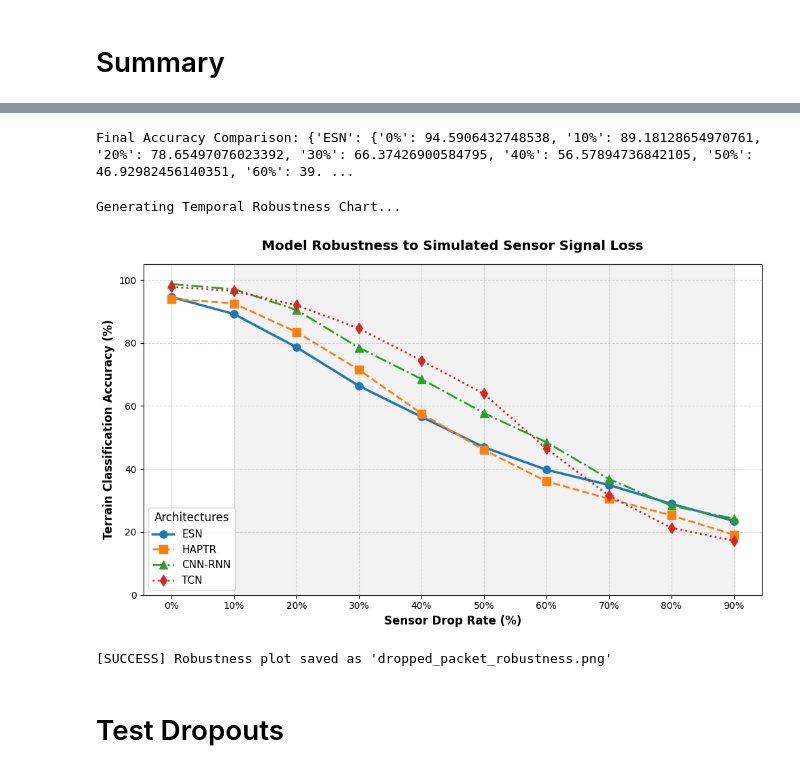
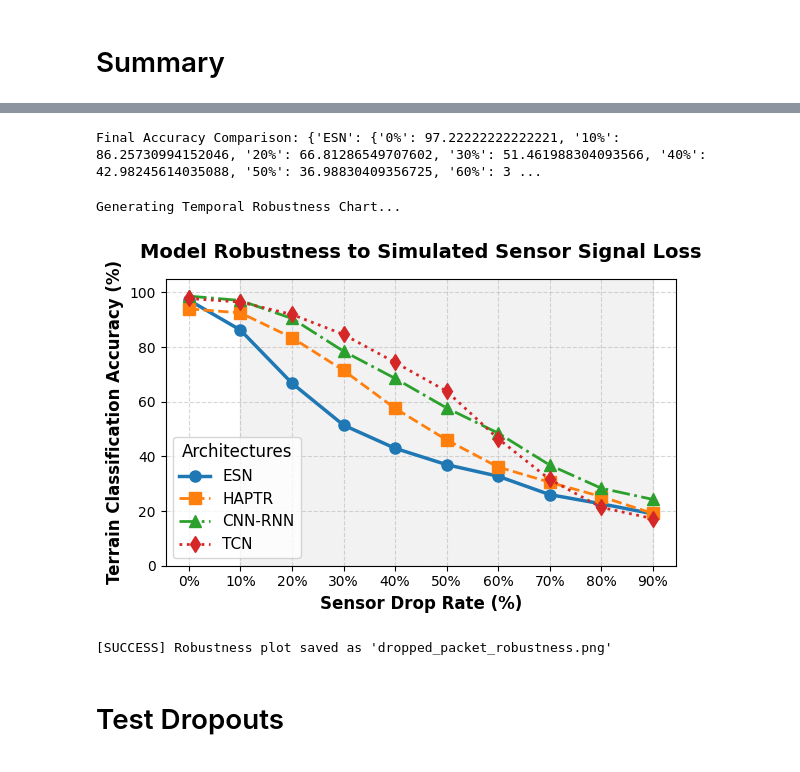
Before and after one commit to runjanna26/InteractiveSearchLocomotion, a Jupyter notebook: software/util/enviroment_classifier/version_5_esn_rr/classification_model_training/compare_temporal_distortion.ipynb, the cells around one changed output, grey strips where cells are left out. Saved outputs shown, nothing was run; the diff lists cells and outputs as text; code cells hidden in the pictures.

Commit message:
Update code and ignore large .pt model files

```diff
--- a/software/util/enviroment_classifier/version_5_esn_rr/classification_model_training/compare_temporal_distortion.ipynb
+++ b/software/util/enviroment_classifier/version_5_esn_rr/classification_model_training/compare_temporal_distortion.ipynb
@@ -443,8 +443,12 @@ for model_arch in model_arch_list:
 
         print("Booting up Controller...")
 
-        # Load the correct model file type
-        model_arch_obj_list[model_arch].load_model(f"trained_models/model_1_{model_arch}_config_1.pt")
+		# Load the correct model file type
+		# 3. Load model_1 once
+        if model_arch in ['esn']:
+          model_arch_obj_list[model_arch].load_model(f"trained_models/model_1_{model_arch}_config_1_w_cma_es.pt")
+        else:
+          model_arch_obj_list[model_arch].load_model(f"trained_models/model_1_{model_arch}_config_1.pt")
 
         print("Evaluating on unseen Test Set...")
         y_pred = []
@@ -586,14 +585,14 @@ https://scikit-learn.org/stable/model_persistence.html#security-maintainability-
 # %%
 print("\nFinal Accuracy Comparison:", accuracy_dict)
 # %% [output]
-Final Accuracy Comparison: {'ESN': {'0%': 94.5906432748538, '10%': 89.18128654970761, '20%': 78.65497076023392, '30%': 66.37426900584795, '40%': 56.57894736842105, '50%': 46.92982456140351, '60%': 39. ...
+Final Accuracy Comparison: {'ESN': {'0%': 97.22222222222221, '10%': 86.25730994152046, '20%': 66.81286549707602, '30%': 51.461988304093566, '40%': 42.98245614035088, '50%': 36.98830409356725, '60%': 3 ...
 # %%
 import matplotlib.pyplot as plt
 
 # --- 7. Plotting the Degradation Curve ---
 print("\nGenerating Temporal Robustness Chart...")
 
-plt.figure(figsize=(10, 6))
+plt.figure(figsize=(6, 4))
 
 # Define clean styles to match top-tier academic journals (ICRA/IROS)
 styles = {
@@ -615,34 +614,34 @@ for model_name, drops in accuracy_dict.items():
     # Get the designated visual style if defined, otherwise fallback to defaults
     style = styles.get(model_name, {'color': None, 'marker': 'o', 'linewidth': 2, 'linestyle': '-'})
 
     plt.plot(drop_labels, accuracies, label=model_name,
              color=style['color'],
              marker=style['marker'],
              linewidth=style['linewidth'],
              linestyle=style['linestyle'],
              markersize=8)
 
 # Aesthetics and annotations
 plt.title('Model Robustness to Simulated Sensor Signal Loss', fontsize=14, fontweight='bold', pad=15)
 plt.xlabel('Sensor Drop Rate (%)', fontsize=12, fontweight='bold')
 plt.ylabel('Terrain Classification Accuracy (%)', fontsize=12, fontweight='bold')
 plt.ylim(0, 105)
 plt.grid(True, linestyle='--', alpha=0.5)
 plt.legend(title='Architectures', fontsize=11, title_fontsize=12, loc='lower left')
 
 # Shading the region where the continuous state integration dominates
 plt.axvspan(drop_labels[1], drop_labels[-1], color='gray', alpha=0.1, label='ESN Dominance Zone')
 
 plt.tight_layout()
 
 # Save image file directly
 # plt.savefig('dropped_packet_robustness.png', dpi=300)
 plt.show()
 
 print("[SUCCESS] Robustness plot saved as 'dropped_packet_robustness.png'")
 # %% [output]
 Generating Temporal Robustness Chart...
-[figure, old version]
+[figure, new version]
 [SUCCESS] Robustness plot saved as 'dropped_packet_robustness.png'
 # %% [markdown]
 # Test Dropouts
```
Also changed, not shown: parts of 6 cells of this notebook, 23 other files.
